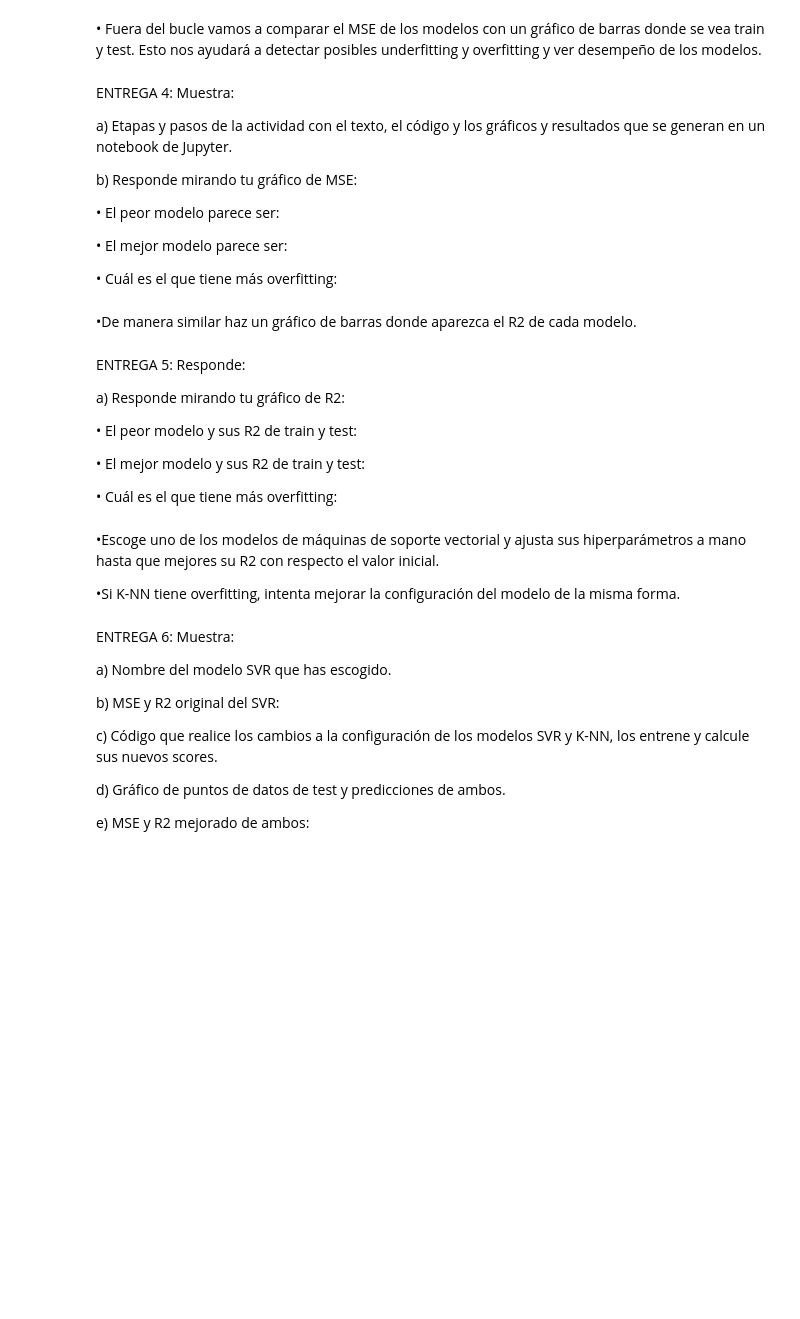
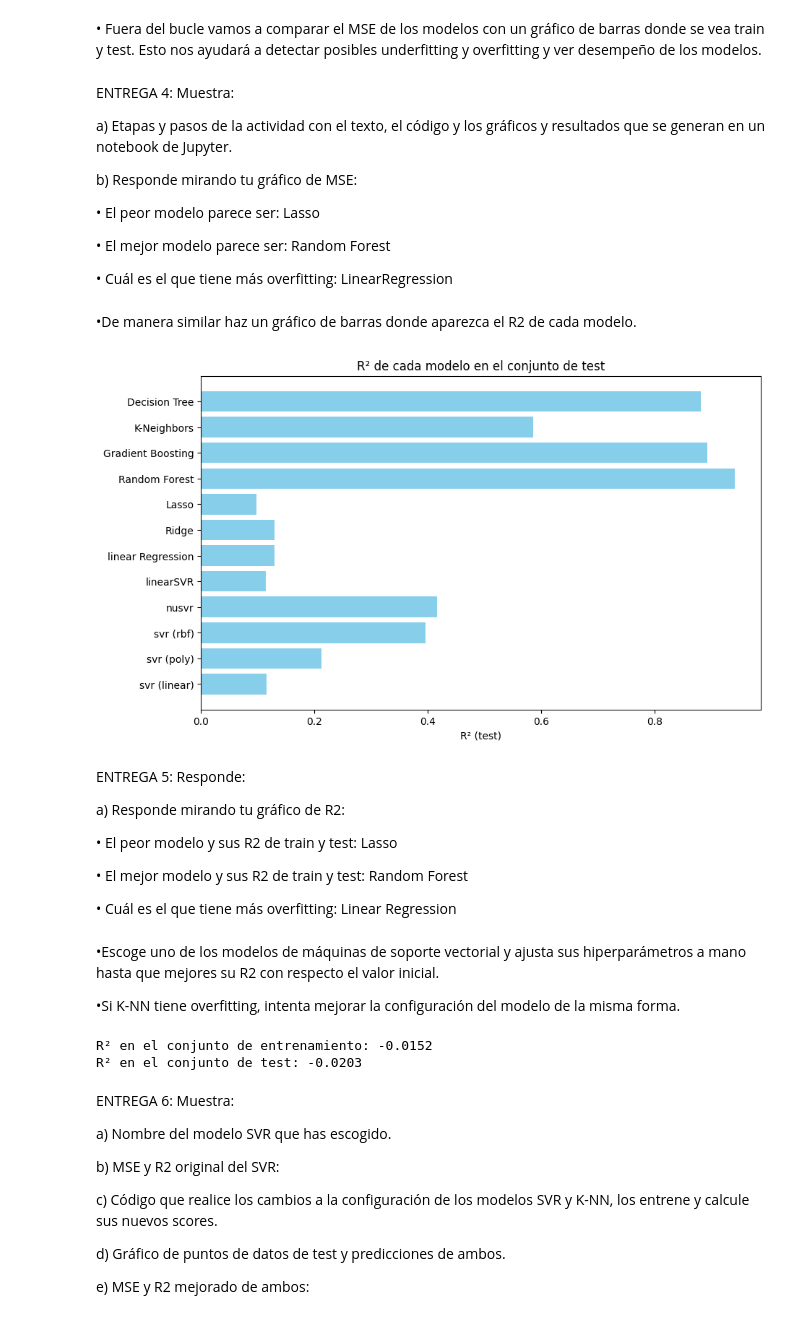
Before and after one commit to SamuehFDEZ/MachineLearning, a Jupyter notebook: saa/U3_AprendizajeSupervisado2/U03-P01-Regresiones/saa_u03_p01_a2-samartlop.ipynb, the cells around one changed output. Saved outputs shown, nothing was run; the diff lists cells and outputs as text; code cells hidden in the pictures; blank space fills up the shorter version.

```diff
--- a/saa/U3_AprendizajeSupervisado2/U03-P01-Regresiones/saa_u03_p01_a2-samartlop.ipynb
+++ b/saa/U3_AprendizajeSupervisado2/U03-P01-Regresiones/saa_u03_p01_a2-samartlop.ipynb
@@ -182,28 +355,81 @@ generan en un notebook de Jupyter.
 
  b) Responde mirando tu gráfico de MSE:
 
- • El peor modelo parece ser:
+ • El peor modelo parece ser: Lasso
 
-• El mejor modelo parece ser:
+• El mejor modelo parece ser: Random Forest
 
-• Cuál es el que tiene más overfitting:
+• Cuál es el que tiene más overfitting: LinearRegression
 # %% [markdown]
 •De manera similar haz un gráfico de barras donde aparezca el R2 de cada modelo.
+# %%
+# Listas para almacenar nombres y valores de R²
+nombres_modelos = []
+r2_test_values = []
+
+# Evaluar cada modelo
+for nombre, modelo in regresores.items():
+    modelo.fit(X_train, y_train_escalado)
+
+    y_pred_test = modelo.predict(X_test)
+
+    # Almacenar el nombre del modelo y su R² en el conjunto de test
+    nombres_modelos.append(nombre)
+    r2_test_values.append(r2_score(y_test_escalado, y_pred_test))
+
+# Crear gráfico de barras con R² para cada modelo
+plt.figure(figsize=(10, 6))
+plt.barh(nombres_modelos, r2_test_values, color='skyblue')
+plt.xlabel('R² (test)')
+plt.title('R² de cada modelo en el conjunto de test')
+plt.show()
+# %% [output]
+[figure, added]
 # %% [markdown]
 ENTREGA 5: Responde:
 
  a) Responde mirando tu gráfico de R2:
 
- • El peor modelo y sus R2 de train y test:
+ • El peor modelo y sus R2 de train y test: Lasso
 
-• El mejor modelo y sus R2 de train y test:
+• El mejor modelo y sus R2 de train y test: Random Forest
 
-• Cuál es el que tiene más overfitting:
+• Cuál es el que tiene más overfitting: Linear Regression
 # %% [markdown]
 •Escoge uno de los modelos de máquinas de soporte vectorial y ajusta sus hiperparámetros a mano
 hasta que mejores su R2 con respecto el valor inicial.
 
  •Si K-NN tiene overfitting, intenta mejorar la configuración del modelo de la misma forma.
+# %%
+from sklearn.svm import SVR
+from sklearn.model_selection import train_test_split
+from sklearn.metrics import r2_score
+from sklearn.preprocessing import StandardScaler
+
+# Separar datos
+X_train, X_test, y_train, y_test = train_test_split(X, y, test_size=0.2, random_state=42)
+
+# Escalar datos
+scaler = StandardScaler()
+X_train_scaled = scaler.fit_transform(X_train)
+X_test_scaled = scaler.transform(X_test)
+
+# Ajuste manual de hiperparámetros
+svr_model = SVR(kernel='rbf', C=100, epsilon=0.01)  # Ajusta 'C' y 'epsilon'
+svr_model.fit(X_train_scaled, y_train)
+
+# Predicción y evaluación
+y_pred_train = svr_model.predict(X_train_scaled)
+y_pred_test = svr_model.predict(X_test_scaled)
+
+r2_train_svr = r2_score(y_train, y_pred_train)
+r2_test_svr = r2_score(y_test, y_pred_test)
+
+print(f"R² en el conjunto de entrenamiento: {r2_train_svr:.4f}")
+print(f"R² en el conjunto de test: {r2_test_svr:.4f}")
+# %% [output]
+R² en el conjunto de entrenamiento: -0.0152
+R² en el conjunto de test: -0.0203
 # %% [markdown]
 ENTREGA 6: Muestra:
 
```
Also changed, not shown: parts of 11 cells of this notebook, 49 other files.
